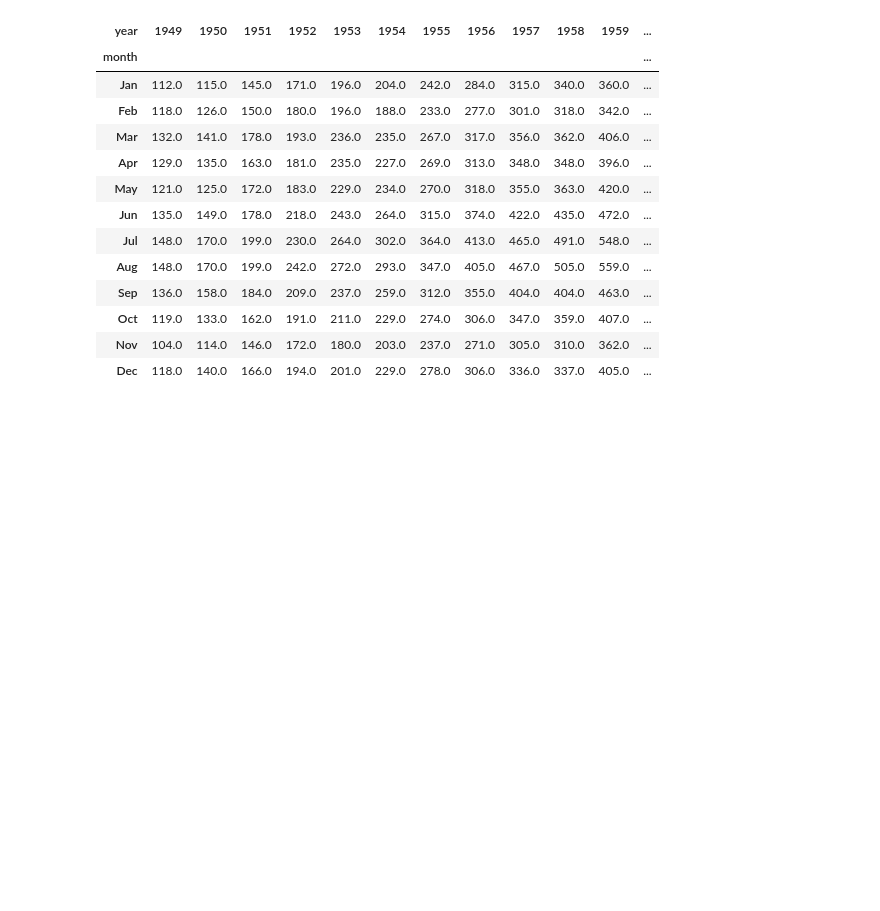
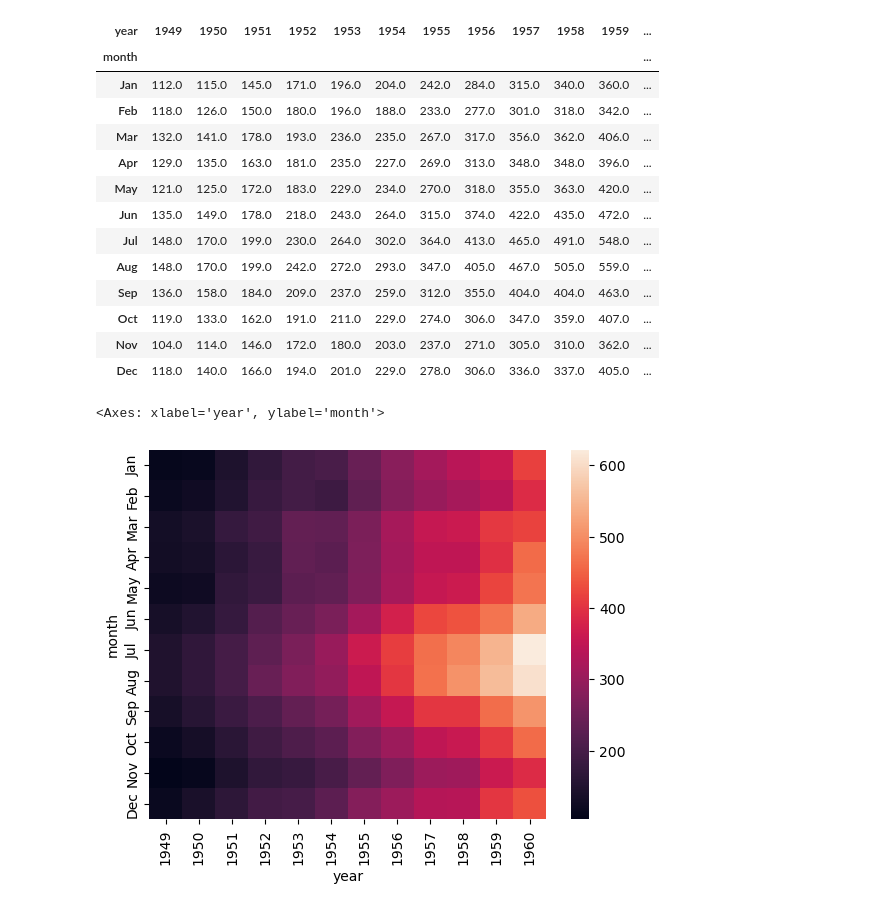
Before and after one commit to lkshaysharmma2005/Python-Libraries, a Jupyter notebook: Matplotlib/Matrixplot.ipynb, the cells around one changed output. Cells and saved outputs as stored; diff of their text form; code cells hidden in the pictures; blank space fills up the shorter version.

```diff
--- a/Matplotlib/Matrixplot.ipynb
+++ b/Matplotlib/Matrixplot.ipynb
@@ -82,3 +82,8 @@ pvflights
 | Oct | 119.0 | 133.0 | 162.0 | 191.0 | 211.0 | 229.0 | 274.0 | 306.0 | 347.0 | 359.0 | 407.0 | ... |
 | Nov | 104.0 | 114.0 | 146.0 | 172.0 | 180.0 | 203.0 | 237.0 | 271.0 | 305.0 | 310.0 | 362.0 | ... |
 | Dec | 118.0 | 140.0 | 166.0 | 194.0 | 201.0 | 229.0 | 278.0 | 306.0 | 336.0 | 337.0 | 405.0 | ... |
+# %%
+sns.heatmap(pvflights)
+# %% [output]
+<Axes: xlabel='year', ylabel='month'>
+[figure, added]
```
Also changed, not shown: 1 other file.
